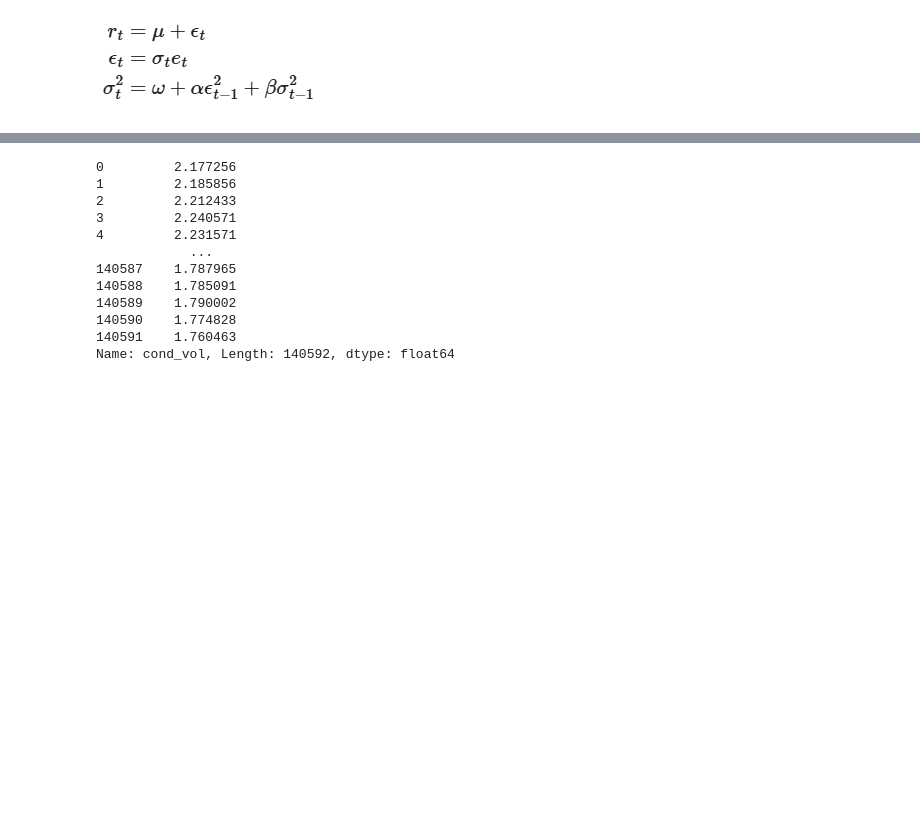
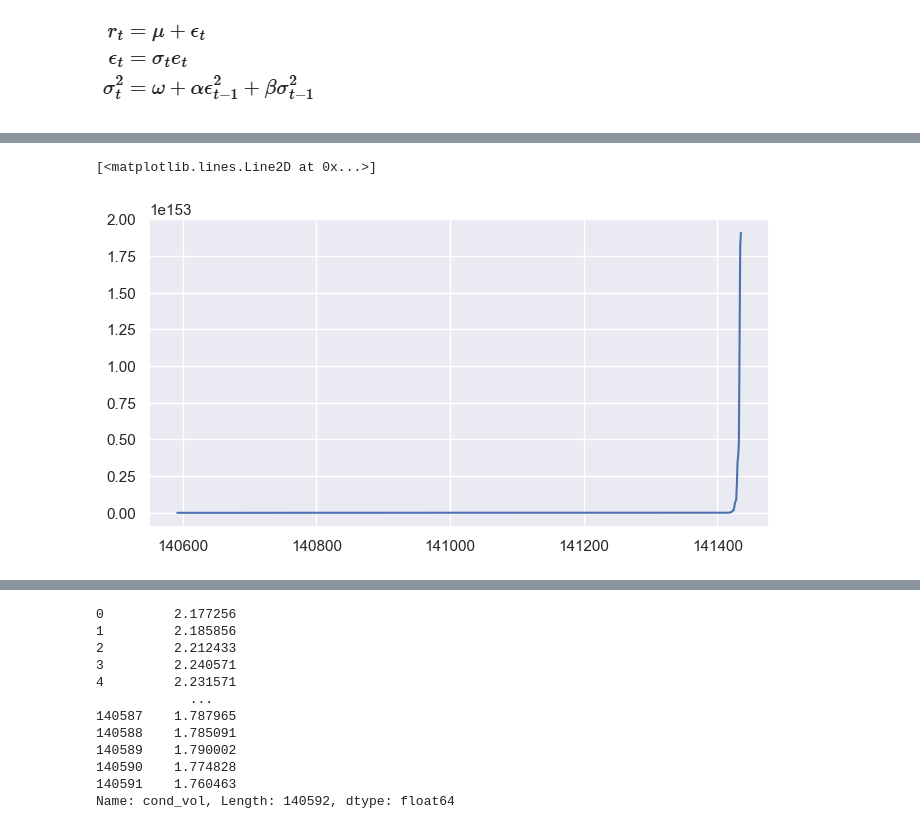
Before and after one commit to pfurjesz/MLFCS, a Jupyter notebook: ARMA_GARCH.ipynb, the cells around one changed output, grey strips where cells are left out. Drawn from its saved outputs; the diff is of its cells as text; code cells hidden in the pictures; blank space fills up the shorter version.

```diff
--- a/ARMA_GARCH.ipynb
+++ b/ARMA_GARCH.ipynb
@@ -421,0 +474,5 @@ Length: 140592, dtype: float64
+# %%
+plt.plot(trx_df_test["predicted_volatility"])
+# %% [output]
+[<matplotlib.lines.Line2D at 0x...>]
+[figure, added]
```
Also changed, not shown: parts of 25 cells of this notebook.
